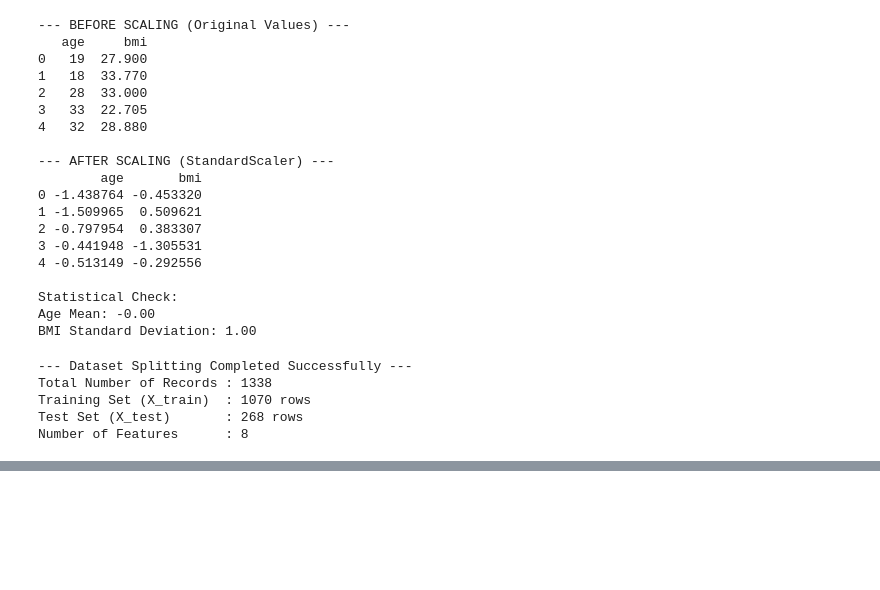
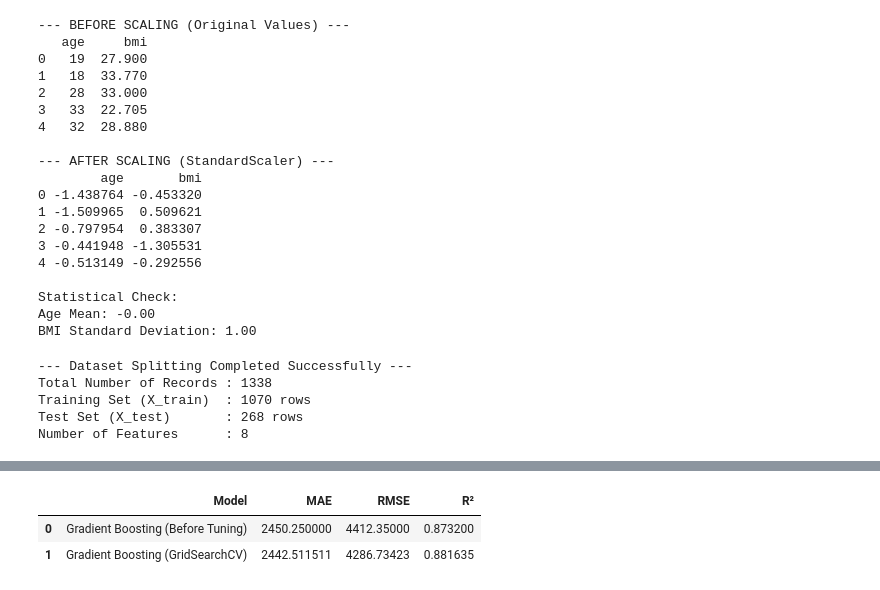
Before and after one commit to amineacar/Insurance-Cost-Estimate, a Jupyter notebook: notebooks/exploratory_analysis.ipynb, the cells around one changed output, grey strips where cells are left out. Cells and saved outputs as stored; diff of their text form; code cells hidden in the pictures; blank space fills up the shorter version.

```diff
--- a/notebooks/exploratory_analysis.ipynb
+++ b/notebooks/exploratory_analysis.ipynb
@@ -363,0 +577,13 @@ NameError: name 'X_train' is not defined
+# %%
+comparison_df = pd.DataFrame({
+    'Model': ['Gradient Boosting (Before Tuning)', 'Gradient Boosting (GridSearchCV)'],
+    'MAE': [2450.25, gb_tuned_mae],
+    'RMSE': [4412.35, gb_tuned_rmse],
+    'R²': [0.8732, gb_tuned_r2]
+})
+
+display(comparison_df)
+# %% [output]
+|  | Model | MAE | RMSE | R² |
+| 0 | Gradient Boosting (Before Tuning) | 2450.250000 | 4412.35000 | 0.873200 |
+| 1 | Gradient Boosting (GridSearchCV) | 2442.511511 | 4286.73423 | 0.881635 |
```
Also changed, not shown: parts of 7 cells of this notebook.
